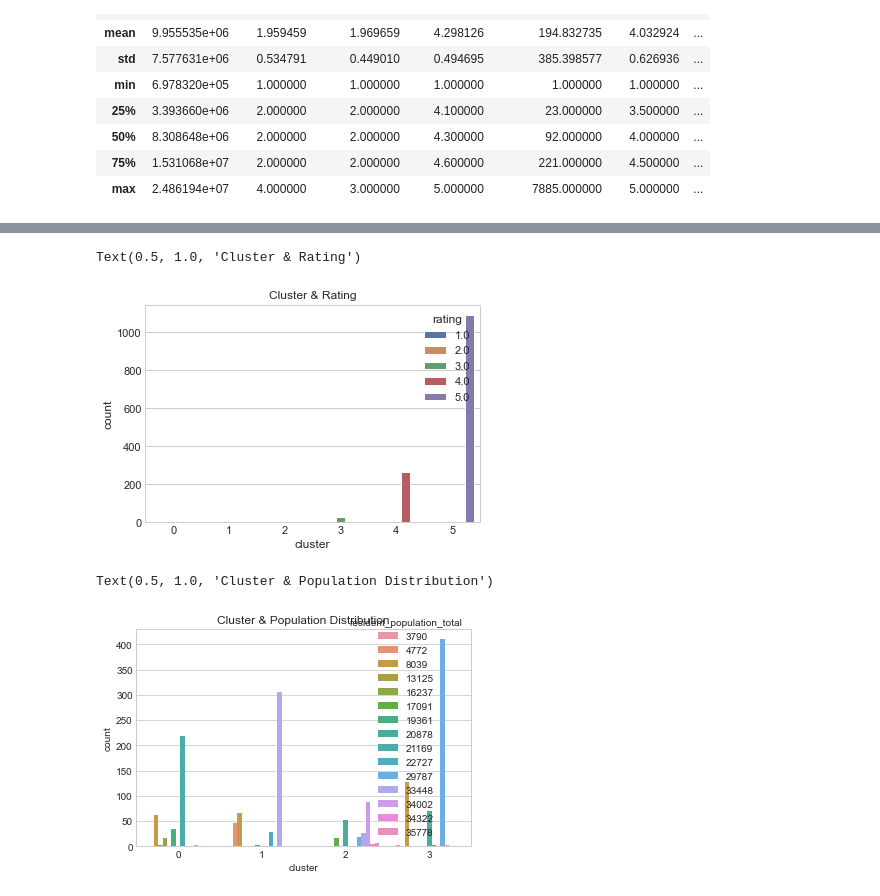
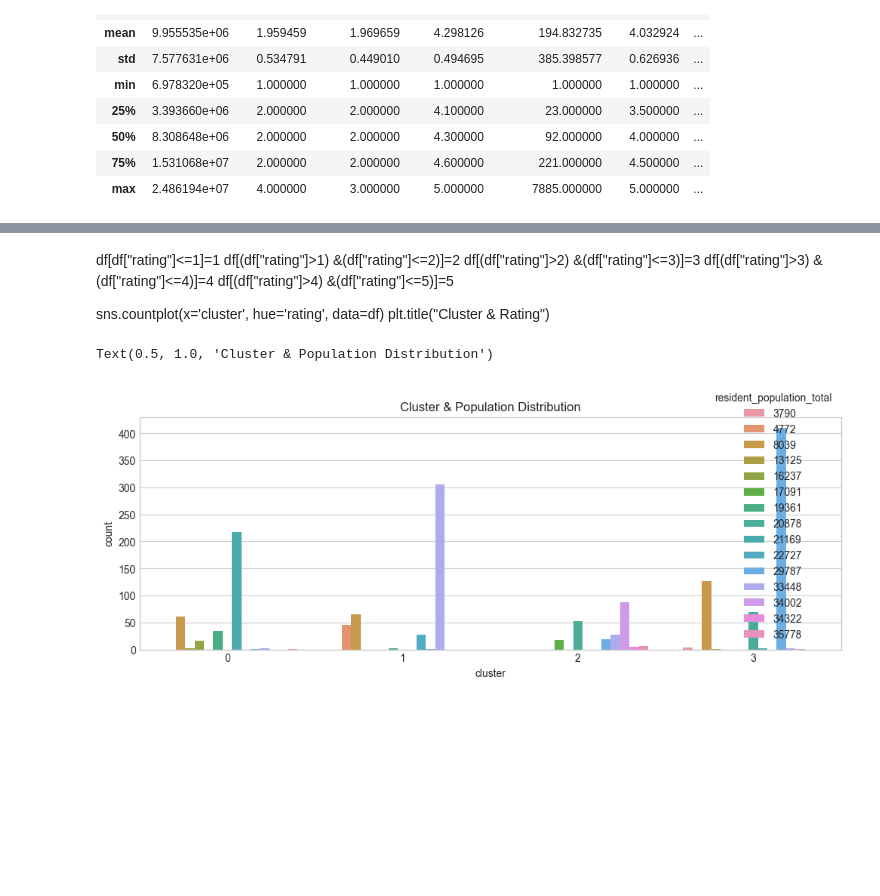
Before and after one commit to burakonurlu/best_restaurant_location, a Jupyter notebook: notebooks/Data_Exploration_Combined_Data_YA.ipynb, the cells around one changed output, grey strips where cells are left out. Saved outputs shown, nothing was run; the diff lists cells and outputs as text; code cells hidden in the pictures; blank space fills up the shorter version.

```diff
--- a/notebooks/Data_Exploration_Combined_Data_YA.ipynb
+++ b/notebooks/Data_Exploration_Combined_Data_YA.ipynb
@@ -144,22 +121,20 @@ Text(0.5, 1.0, 'Cluster & Rating Distribution')
-# %%
-df[df["rating"]<=1]=1
-df[(df["rating"]>1) &(df["rating"]<=2)]=2
-df[(df["rating"]>2) &(df["rating"]<=3)]=3
-df[(df["rating"]>3) &(df["rating"]<=4)]=4
-df[(df["rating"]>4) &(df["rating"]<=5)]=5
-
-
-sns.countplot(x='cluster', hue='rating', data=df)
-plt.title("Cluster & Rating")
-# %% [output]
-Text(0.5, 1.0, 'Cluster & Rating')
-[figure, removed]
+# %% [markdown]
+df[df["rating"]<=1]=1
+df[(df["rating"]>1) &(df["rating"]<=2)]=2
+df[(df["rating"]>2) &(df["rating"]<=3)]=3
+df[(df["rating"]>3) &(df["rating"]<=4)]=4
+df[(df["rating"]>4) &(df["rating"]<=5)]=5
+
+
+sns.countplot(x='cluster', hue='rating', data=df)
+plt.title("Cluster & Rating")
 # %%
+plt.figure(figsize=(12,4))
 sns.countplot(x='cluster', hue='resident_population_total', data=df)
 plt.title("Cluster & Population Distribution")
 # %% [output]
 Text(0.5, 1.0, 'Cluster & Population Distribution')
-[figure, old version]
+[figure, new version]
 # %%
 df4=df[['resident_population_total',
        'population_age_0_14', 'population_15_19', 'population_20_24',
```
Also changed, not shown: parts of 32 cells of this notebook.
